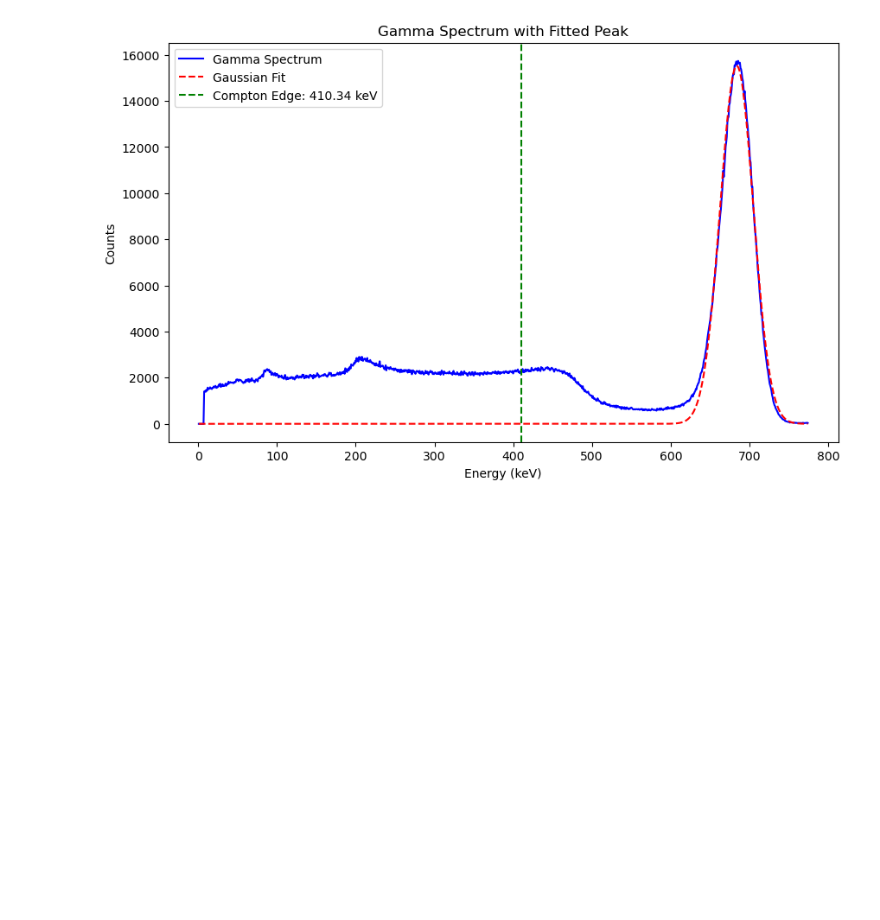
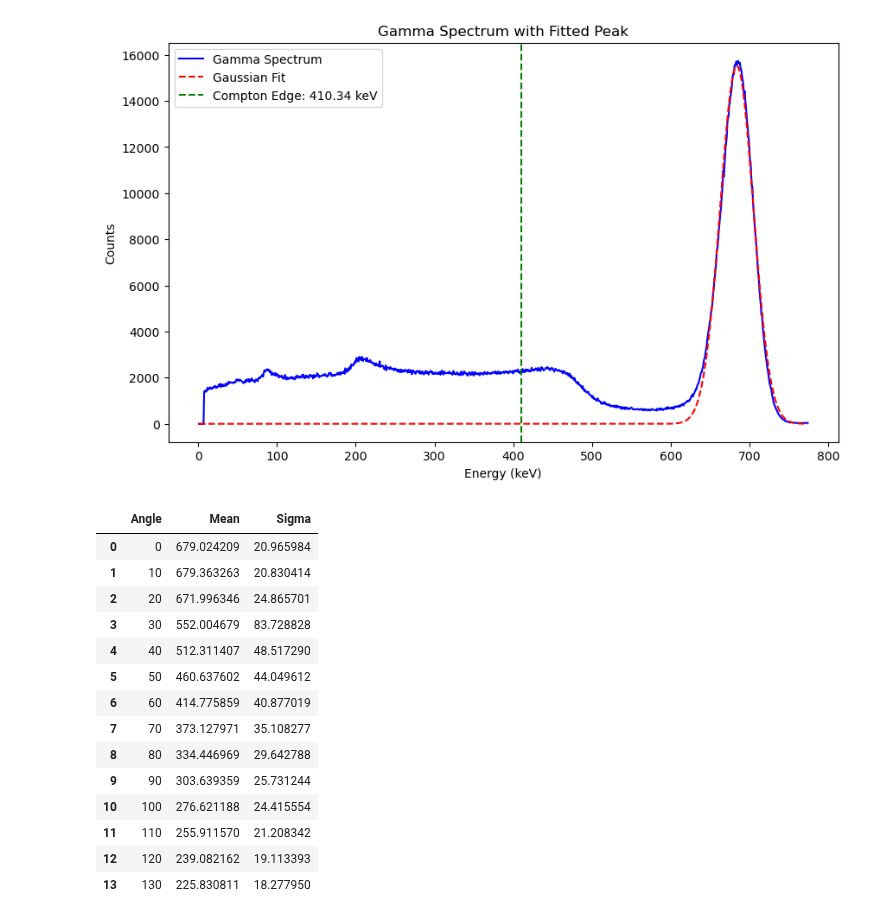
Before and after one commit to Steinburglar/advanced_exp, a Jupyter notebook: FAFO/TestCaseyCompton.ipynb, the cells around one changed output. Saved outputs shown, nothing was run; the diff lists cells and outputs as text; code cells hidden in the pictures; blank space fills up the shorter version.

Commit message:
did fitting for vriable angles of compton experiment

```diff
--- a/FAFO/TestCaseyCompton.ipynb
+++ b/FAFO/TestCaseyCompton.ipynb
@@ -48,8 +50,7 @@ count = data['Counts']
 | 1023 | 1024 | 774.061951 | 36 |
 1024 rows × 3 columns
 # %%
-angles = [130,120,110,100,90,80,70,60,50,40,30,20,10,0]
-
+angles = range(0,140, 10)
 all_info = []
 
 for ii in range(len(angles)):
@@ -116,3 +104,24 @@ plt.legend()
 plt.show()
 # %% [output]
 [figure]
+# %%
+mins = minimum_energy_S1()
+trimmed_info = trim_S1_dfs(all_info, mins)
+peaks = run_all_S1_fits(trimmed_info)
+display(peaks)
+# %% [output]
+|  | Angle | Mean | Sigma |
+| 0 | 0 | 679.024209 | 20.965984 |
+| 1 | 10 | 679.363263 | 20.830414 |
+| 2 | 20 | 671.996346 | 24.865701 |
+| 3 | 30 | 552.004679 | 83.728828 |
+| 4 | 40 | 512.311407 | 48.517290 |
+| 5 | 50 | 460.637602 | 44.049612 |
+| 6 | 60 | 414.775859 | 40.877019 |
+| 7 | 70 | 373.127971 | 35.108277 |
+| 8 | 80 | 334.446969 | 29.642788 |
+| 9 | 90 | 303.639359 | 25.731244 |
+| 10 | 100 | 276.621188 | 24.415554 |
+| 11 | 110 | 255.911570 | 21.208342 |
+| 12 | 120 | 239.082162 | 19.113393 |
+| 13 | 130 | 225.830811 | 18.277950 |
```
Also changed, not shown: parts of 3 cells of this notebook, 4 other files.
